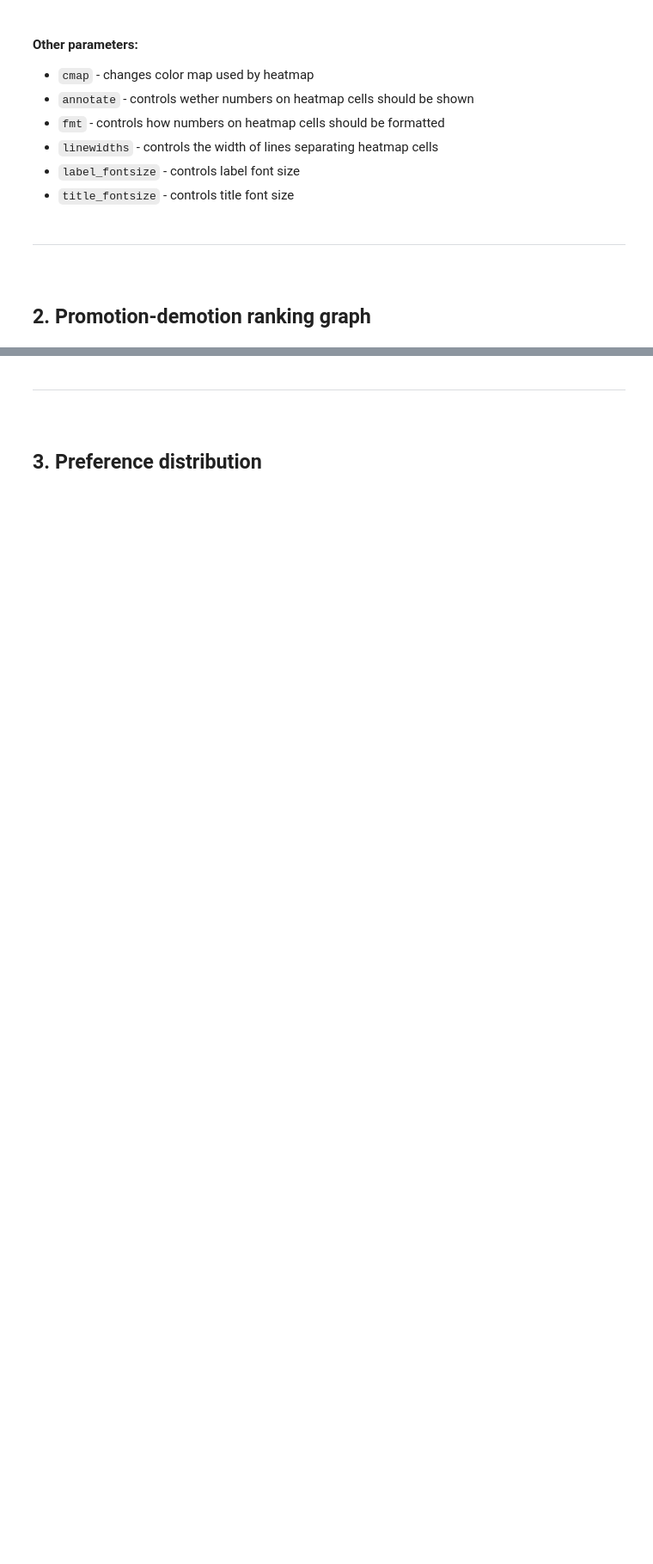
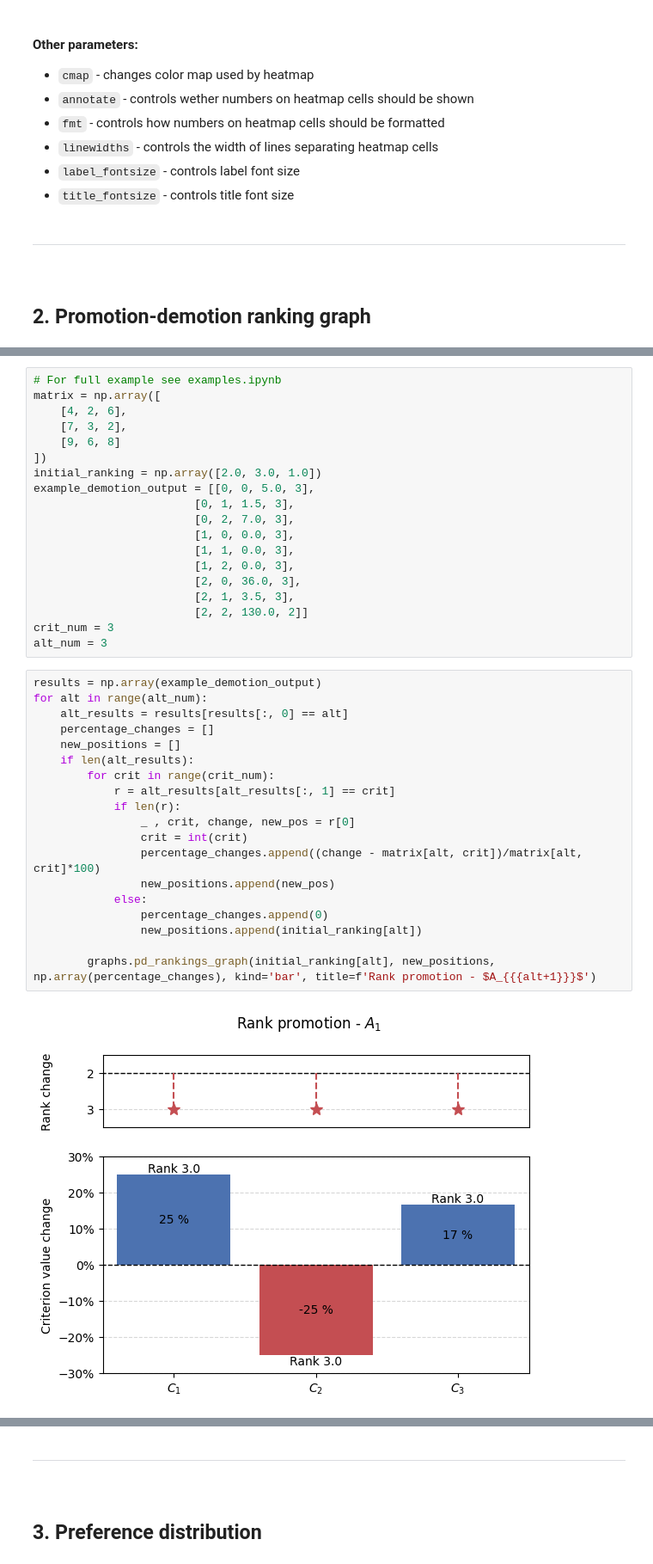
Before and after one commit to jwieckowski/pysensmcda, a Jupyter notebook: examples/graphs_examples.ipynb, the cells around one changed output, grey strips where cells are left out. Shown: that part at 86% size. Saved outputs shown, nothing was run; the diff lists cells and outputs as text; blank space fills up the shorter version.

```diff
--- a/examples/graphs_examples.ipynb
+++ b/examples/graphs_examples.ipynb
@@ -74,0 +117,40 @@ plt.show()
+# %%
+# For full example see examples.ipynb
+matrix = np.array([
+    [4, 2, 6],
+    [7, 3, 2],
+    [9, 6, 8]
+])
+initial_ranking = np.array([2.0, 3.0, 1.0])
+example_demotion_output = [[0, 0, 5.0, 3],
+                        [0, 1, 1.5, 3],
+                        [0, 2, 7.0, 3],
+                        [1, 0, 0.0, 3],
+                        [1, 1, 0.0, 3],
+                        [1, 2, 0.0, 3],
+                        [2, 0, 36.0, 3],
+                        [2, 1, 3.5, 3],
+                        [2, 2, 130.0, 2]]
+crit_num = 3
+alt_num = 3
+# %%
+results = np.array(example_demotion_output)
+for alt in range(alt_num):
+    alt_results = results[results[:, 0] == alt]
+    percentage_changes = []
+    new_positions = []
+    if len(alt_results):
+        for crit in range(crit_num):
+            r = alt_results[alt_results[:, 1] == crit]
+            if len(r):
+                _ , crit, change, new_pos = r[0]
+                crit = int(crit)
+                percentage_changes.append((change - matrix[alt, crit])/matrix[alt, crit]*100)
+                new_positions.append(new_pos)
+            else:
+                percentage_changes.append(0)
+                new_positions.append(initial_ranking[alt])
+
+        graphs.pd_rankings_graph(initial_ranking[alt], new_positions, np.array(percentage_changes), kind='bar', title=f'Rank promotion - $A_{{{alt+1}}}$')
+# %% [output]
+[figure, added]
```
Also changed, not shown: parts of 35 cells of this notebook, 1 other file.
